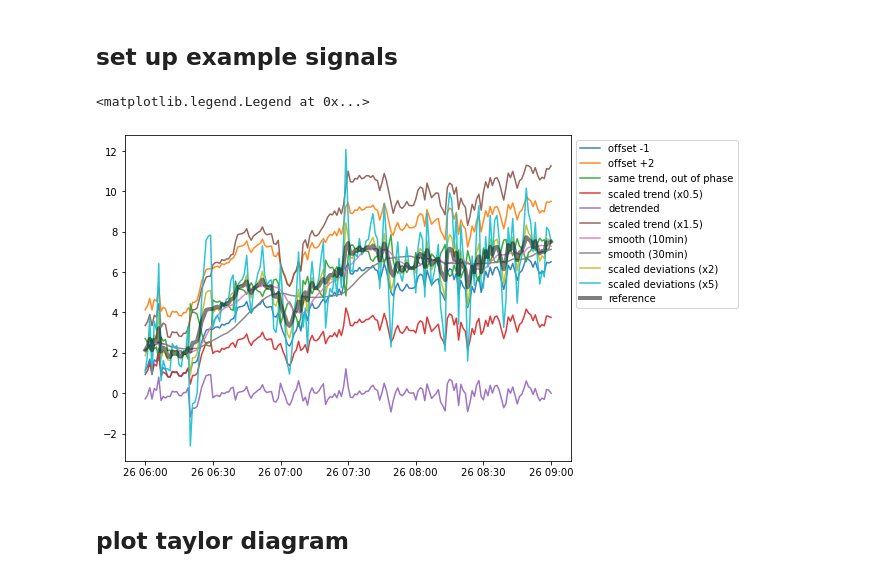
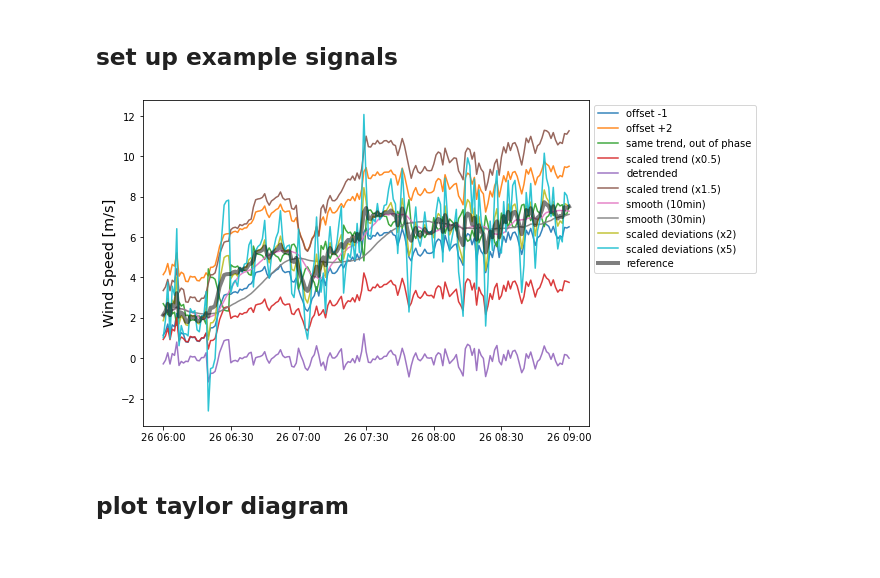
Before and after one commit to a2e-mmc/assessment, a Jupyter notebook: examples/010-Taylor_diagram_sanity_checks.ipynb, the cells around one changed output. Drawn from its saved outputs; the diff is of its cells as text; code cells hidden in the pictures.

Commit message:
Add figure output, function to plot selected cases

```diff
--- a/examples/010-Taylor_diagram_sanity_checks.ipynb
+++ b/examples/010-Taylor_diagram_sanity_checks.ipynb
@@ -15,3 +14,6 @@ ref_channel = 'lidar_ws_80'
+# %%
+figdir = 'figures'
+os.makedirs(figdir,exist_ok=True)
 # %% [markdown]
 ## load lidar data
 from https://github.com/NREL/FieldCampaign
@@ -71,14 +75,14 @@ cases['scaled deviations (x5)'] = trend + 5*detrended
 # %%
 fig,ax = plt.subplots(figsize=(8,6))
 for name,case in cases.items():
     ax.plot(times,case,alpha=0.9,label=name)
 ax.plot(times, ref, 'k', lw=4, alpha=0.5, label='reference')
 ax.legend(loc='upper left',bbox_to_anchor=(1,1))
+ax.set_ylabel('Wind Speed [m/s]',fontsize='x-large')
 
-#fig.savefig('sample_timeseries.png',bbox_inches='tight')
+fig.savefig(os.path.join(figdir,'sample_timeseries_all.png'),bbox_inches='tight')
 # %% [output]
-<matplotlib.legend.Legend at 0x...>
-[figure, old version]
+[figure, new version]
 # %% [markdown]
 ## plot taylor diagram
 # %%
```
Also changed, not shown: parts of 10 cells of this notebook.
